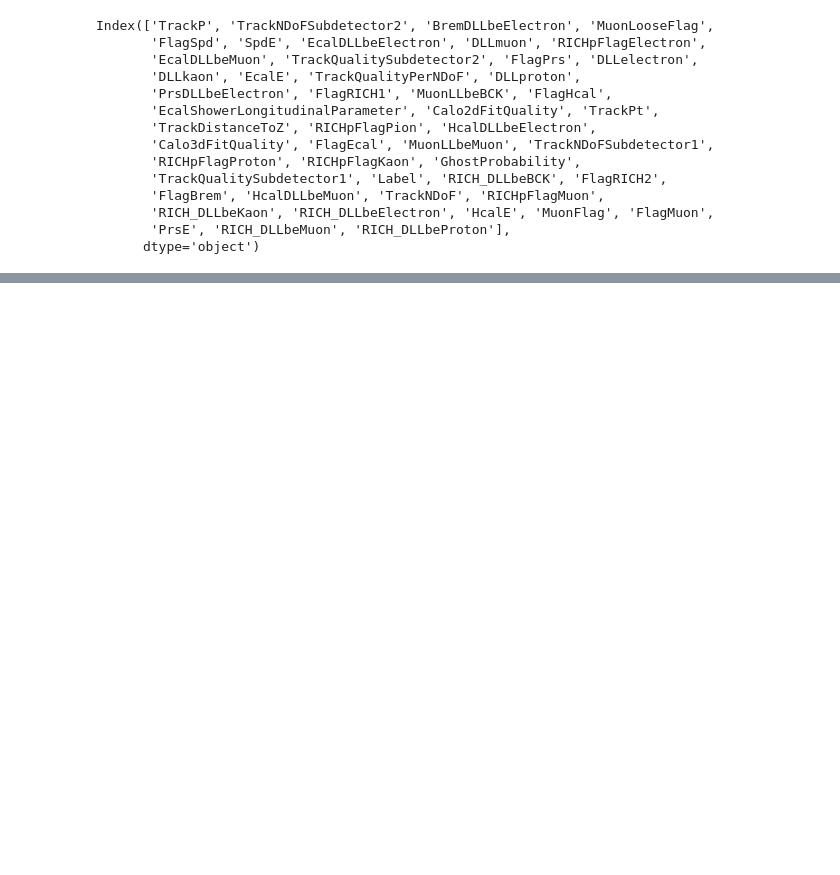
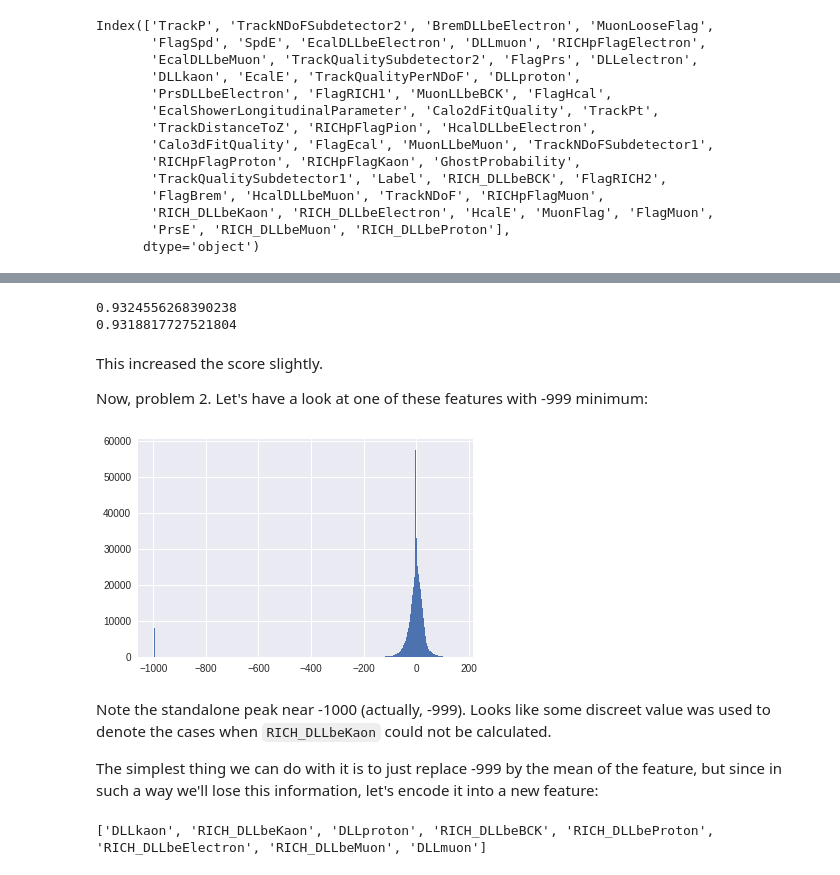
Before and after one commit to SiLiKhon/HEPStatsSeminar, a Jupyter notebook: seminar2/LinearModels_LHCb_PID.ipynb, the cells around one changed output, grey strips where cells are left out. Saved outputs shown, nothing was run; the diff lists cells and outputs as text; code cells hidden in the pictures; blank space fills up the shorter version.

```diff
--- a/seminar2/LinearModels_LHCb_PID.ipynb
+++ b/seminar2/LinearModels_LHCb_PID.ipynb
@@ -59,0 +186,31 @@ data['Label'] = (data.Label == 'Kaon').astype(float)
+# %%
+def get_features(dataset):
+  return dataset[top10_features]
+
+scaler = preprocessing.RobustScaler()
+scaler.fit(get_features(train))
+
+model = linear_model.LogisticRegression()
+
+model.fit(scaler.transform(get_features(train)), train.Label)
+
+preds_train = model.predict_proba(scaler.transform(get_features(train)))[:,1]
+preds_test  = model.predict_proba(scaler.transform(get_features(test )))[:,1]
+
+print(metrics.roc_auc_score(train.Label, preds_train))
+print(metrics.roc_auc_score(test .Label, preds_test ))
+# %% [output]
+0.9324556268390238
+0.9318817727521804
+# %% [markdown]
+This increased the score slightly.
+
+Now, problem 2. Let's have a look at one of these features with -999 minimum:
+# %%
+plt.hist(data.RICH_DLLbeKaon, bins=300);
+# %% [output]
+[figure, added]
+# %% [markdown]
+Note the standalone peak near -1000 (actually, -999). Looks like some discreet value was used to denote the cases when `RICH_DLLbeKaon` could not be calculated.
+
+The simplest thing we can do with it is to just replace -999 by the mean of the feature, but since in such a way we'll lose this information, let's encode it into a new feature:
@@ -59,0 +232,5 @@ data['Label'] = (data.Label == 'Kaon').astype(float)
+# %%
+outlier_columns = [f for f in top10_features if (data[f] == -999).sum() > 0]
+print(outlier_columns)
+# %% [output]
+['DLLkaon', 'RICH_DLLbeKaon', 'DLLproton', 'RICH_DLLbeBCK', 'RICH_DLLbeProton', 'RICH_DLLbeElectron', 'RICH_DLLbeMuon', 'DLLmuon']
```
Also changed, not shown: parts of 43 cells of this notebook.
